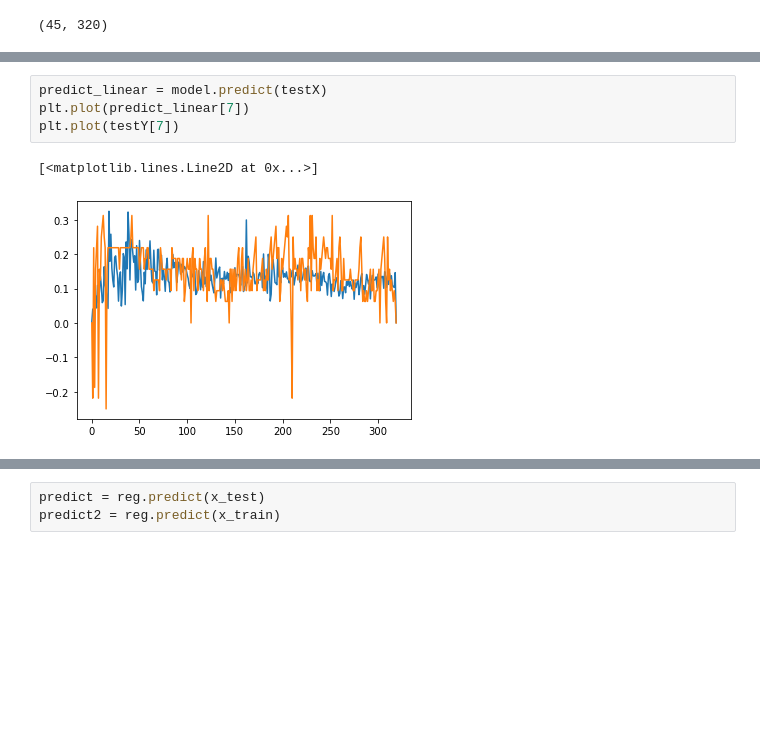
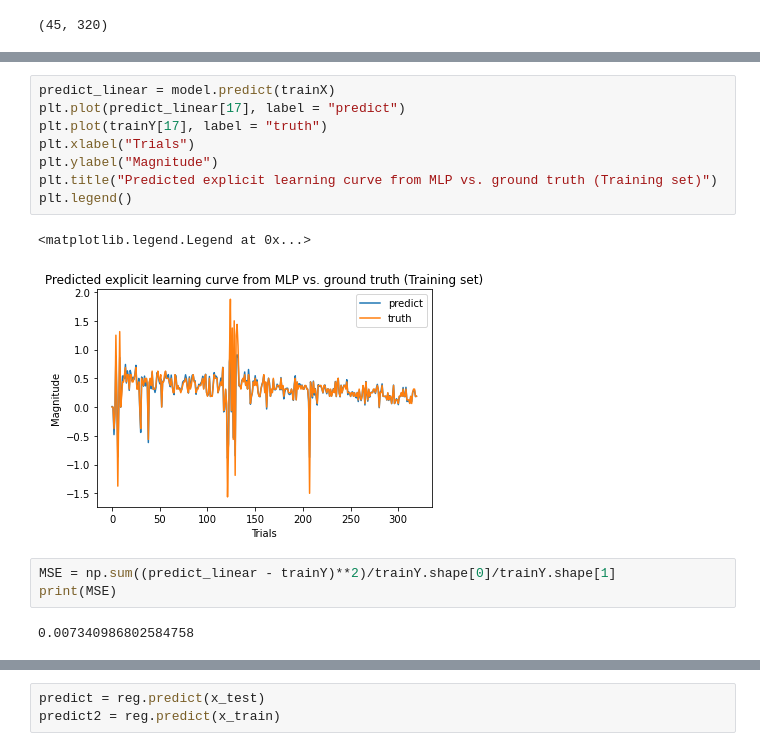
Before and after one commit to Evenstarneko/DL_Final_Project, a Jupyter notebook: Data_visualization.ipynb, the cells around one changed output, grey strips where cells are left out. Drawn from its saved outputs; the diff is of its cells as text; blank space fills up the shorter version.

```diff
--- a/Data_visualization.ipynb
+++ b/Data_visualization.ipynb
@@ -173,7 +166,16 @@ plt.plot(trainY[6])
-# %%
-predict_linear = model.predict(testX)
-plt.plot(predict_linear[7])
-plt.plot(testY[7])
-# %% [output]
-[<matplotlib.lines.Line2D at 0x...>]
-[figure, removed]
+# %%
+predict_linear = model.predict(trainX)
+plt.plot(predict_linear[17], label = "predict")
+plt.plot(trainY[17], label = "truth")
+plt.xlabel("Trials")
+plt.ylabel("Magnitude")
+plt.title("Predicted explicit learning curve from MLP vs. ground truth (Training set)")
+plt.legend()
+# %% [output]
+<matplotlib.legend.Legend at 0x...>
+[figure, added]
+# %%
+MSE = np.sum((predict_linear - trainY)**2)/trainY.shape[0]/trainY.shape[1]
+print(MSE)
+# %% [output]
+0.007340986802584758
```
Also changed, not shown: parts of 24 cells of this notebook.
